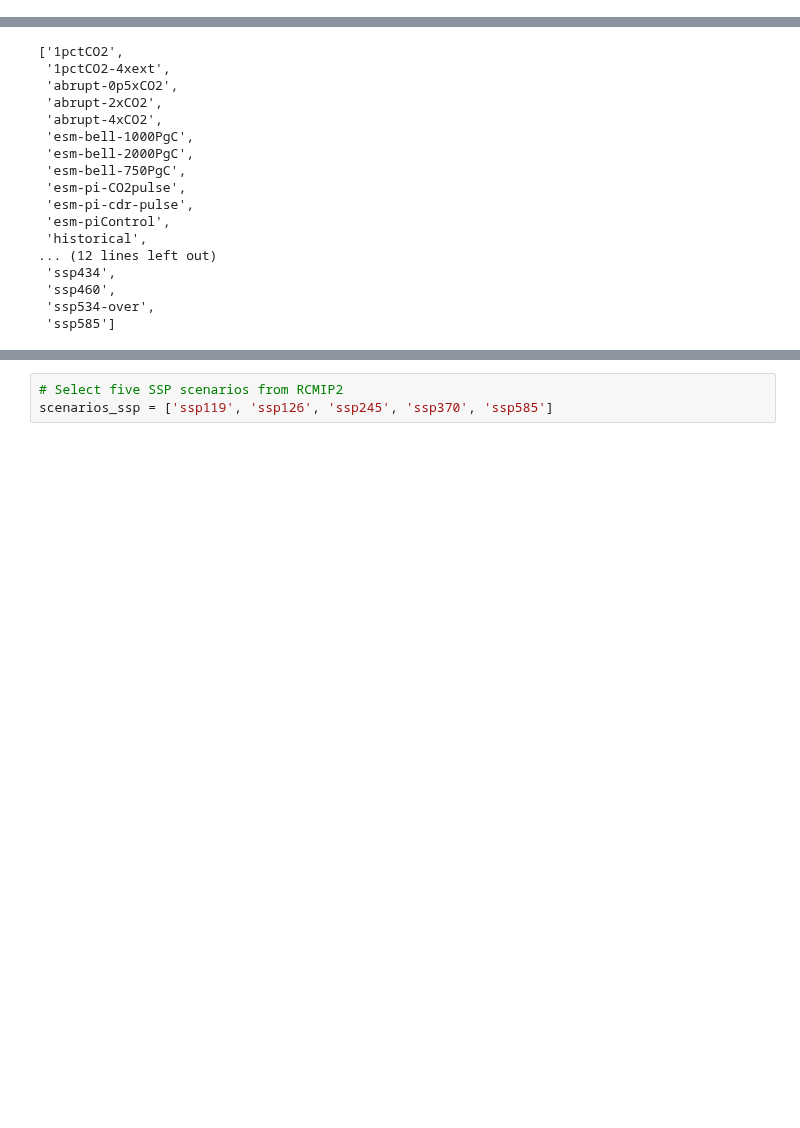
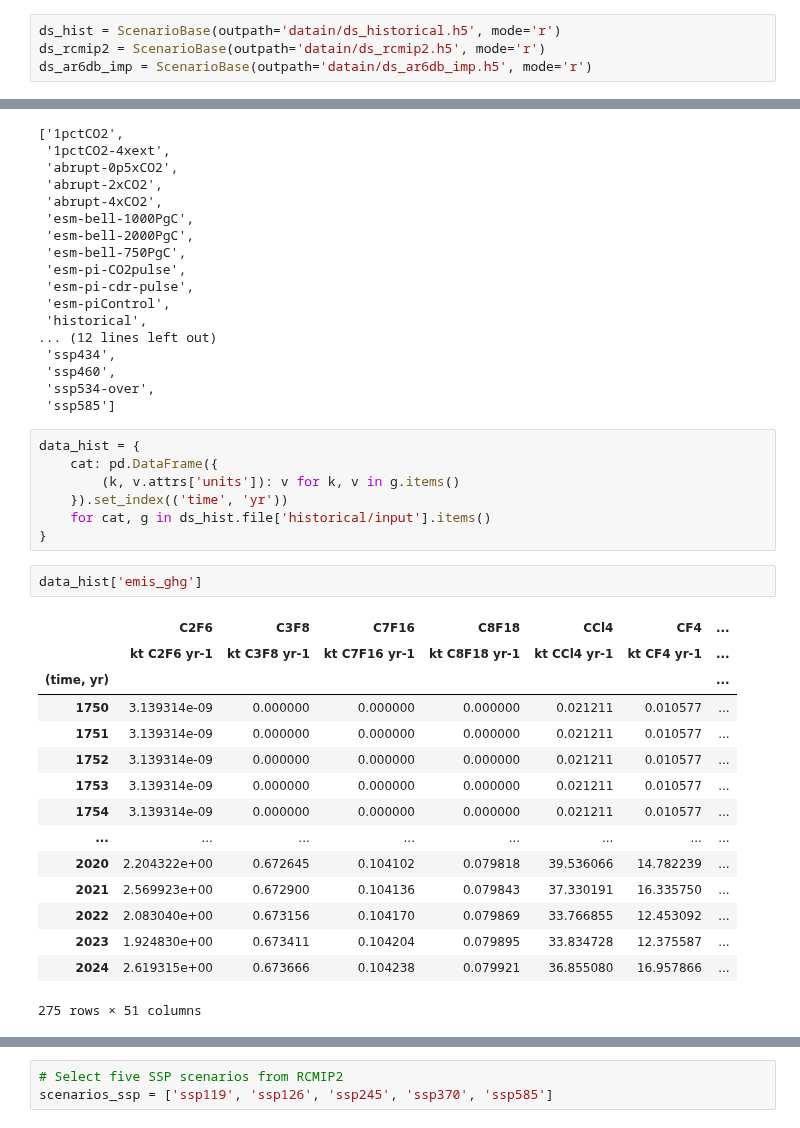
Before and after one commit to tsutsui1872/mce, a Jupyter notebook: notebook/mk_scenario_hist_future.ipynb, the cells around one changed output, grey strips where cells are left out. Saved outputs shown, nothing was run; the diff lists cells and outputs as text; blank space fills up the shorter version.

```diff
--- a/notebook/mk_scenario_hist_future.ipynb
+++ b/notebook/mk_scenario_hist_future.ipynb
@@ -29,0 +19,4 @@ ds_ar6db_imp = ScenarioBase(outpath='untracked/ds_ar6db_imp.h5', mode='r')
+# %%
+ds_hist = ScenarioBase(outpath='datain/ds_historical.h5', mode='r')
+ds_rcmip2 = ScenarioBase(outpath='datain/ds_rcmip2.h5', mode='r')
+ds_ar6db_imp = ScenarioBase(outpath='datain/ds_ar6db_imp.h5', mode='r')
@@ -47,3 +51,28 @@ list(ds_rcmip2.file)
  'ssp460',
  'ssp534-over',
  'ssp585']
+# %%
+data_hist = {
+    cat: pd.DataFrame({
+        (k, v.attrs['units']): v for k, v in g.items()
+    }).set_index(('time', 'yr'))
+    for cat, g in ds_hist.file['historical/input'].items()
+}
+# %%
+data_hist['emis_ghg']
+# %% [output]
+|  | C2F6 | C3F8 | C7F16 | C8F18 | CCl4 | CF4 | ... |
+|  | kt C2F6 yr-1 | kt C3F8 yr-1 | kt C7F16 yr-1 | kt C8F18 yr-1 | kt CCl4 yr-1 | kt CF4 yr-1 | ... |
+| (time, yr) |  |  |  |  |  |  | ... |
+| 1750 | 3.139314e-09 | 0.000000 | 0.000000 | 0.000000 | 0.021211 | 0.010577 | ... |
+| 1751 | 3.139314e-09 | 0.000000 | 0.000000 | 0.000000 | 0.021211 | 0.010577 | ... |
+| 1752 | 3.139314e-09 | 0.000000 | 0.000000 | 0.000000 | 0.021211 | 0.010577 | ... |
+| 1753 | 3.139314e-09 | 0.000000 | 0.000000 | 0.000000 | 0.021211 | 0.010577 | ... |
+| 1754 | 3.139314e-09 | 0.000000 | 0.000000 | 0.000000 | 0.021211 | 0.010577 | ... |
+| ... | ... | ... | ... | ... | ... | ... | ... |
+| 2020 | 2.204322e+00 | 0.672645 | 0.104102 | 0.079818 | 39.536066 | 14.782239 | ... |
+| 2021 | 2.569923e+00 | 0.672900 | 0.104136 | 0.079843 | 37.330191 | 16.335750 | ... |
+| 2022 | 2.083040e+00 | 0.673156 | 0.104170 | 0.079869 | 33.766855 | 12.453092 | ... |
+| 2023 | 1.924830e+00 | 0.673411 | 0.104204 | 0.079895 | 33.834728 | 12.375587 | ... |
+| 2024 | 2.619315e+00 | 0.673666 | 0.104238 | 0.079921 | 36.855080 | 16.957866 | ... |
+275 rows × 51 columns
```
Also changed, not shown: parts of 22 cells of this notebook.
